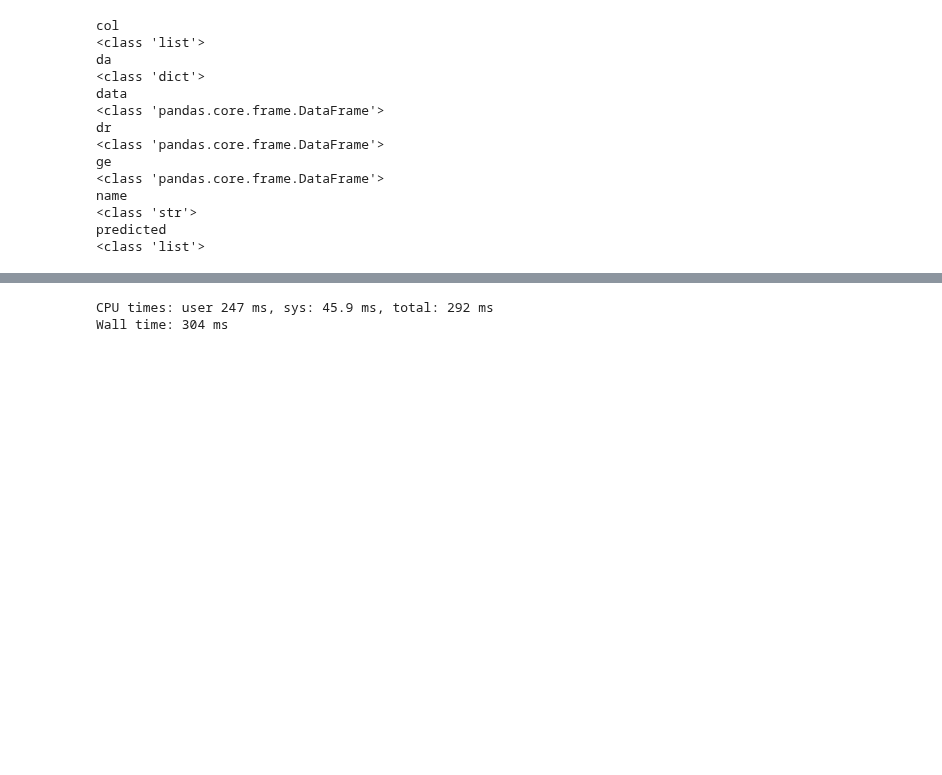
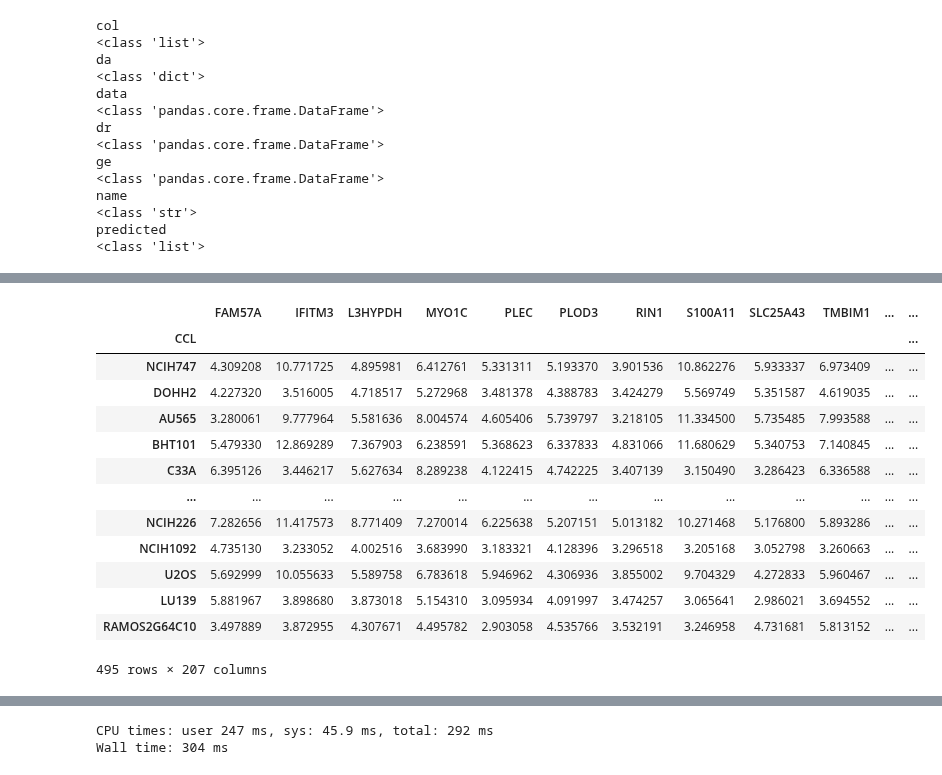
Before and after one commit to lucas-ubm/phc-data-pipeline, a Jupyter notebook: Messing.ipynb, the cells around one changed output, grey strips where cells are left out. Drawn from its saved outputs; the diff is of its cells as text; code cells hidden in the pictures; blank space fills up the shorter version.

```diff
--- a/Messing.ipynb
+++ b/Messing.ipynb
@@ -245,7 +245,6 @@ from sklearn.tree import DecisionTreeRegressor
 from sklearn.feature_selection import SelectKBest, SelectPercentile, f_regression, mutual_info_regression, SelectFromModel, VarianceThreshold
 # %%
-%%time
-gdsc_ge = pd.read_csv('data/Processed/gdsc_cell_ge.csv').fillna(0).set_index('CCL')
-ctrp_ge = pd.read_csv('data/Processed/ctrp_cell_ge.csv').fillna(0).set_index('CCL')
-gdsc_dr = pd.read_csv('data/Processed/gdsc_poz_dr.csv').fillna(0)
-ctrp_dr = pd.read_csv('data/Processed/ctrp_poz_dr.csv').fillna(0)
+gdsc_ge = pd.read_csv(c.dir + 'gdsc_cell_ge.csv').fillna(0).set_index('CCL')
+ctrp_ge = pd.read_csv(c.dir + 'ctrp_cell_ge.csv').fillna(0).set_index('CCL')
+gdsc_dr = pd.read_csv(c.dir + 'gdsc_poz_dr.csv').fillna(0)
+ctrp_dr = pd.read_csv(c.dir + 'ctrp_poz_dr.csv').fillna(0)
@@ -322,0 +330,18 @@ Wall time: 460 ms
+# %%
+lo = pd.DataFrame(aag.get('X', 'train'))
+lo.loc['gdsc']
+# %% [output]
+|  | FAM57A | IFITM3 | L3HYPDH | MYO1C | PLEC | PLOD3 | RIN1 | S100A11 | SLC25A43 | TMBIM1 | ... | ... |
+| CCL |  |  |  |  |  |  |  |  |  |  |  | ... |
+| NCIH747 | 4.309208 | 10.771725 | 4.895981 | 6.412761 | 5.331311 | 5.193370 | 3.901536 | 10.862276 | 5.933337 | 6.973409 | ... | ... |
+| DOHH2 | 4.227320 | 3.516005 | 4.718517 | 5.272968 | 3.481378 | 4.388783 | 3.424279 | 5.569749 | 5.351587 | 4.619035 | ... | ... |
+| AU565 | 3.280061 | 9.777964 | 5.581636 | 8.004574 | 4.605406 | 5.739797 | 3.218105 | 11.334500 | 5.735485 | 7.993588 | ... | ... |
+| BHT101 | 5.479330 | 12.869289 | 7.367903 | 6.238591 | 5.368623 | 6.337833 | 4.831066 | 11.680629 | 5.340753 | 7.140845 | ... | ... |
+| C33A | 6.395126 | 3.446217 | 5.627634 | 8.289238 | 4.122415 | 4.742225 | 3.407139 | 3.150490 | 3.286423 | 6.336588 | ... | ... |
+| ... | ... | ... | ... | ... | ... | ... | ... | ... | ... | ... | ... | ... |
+| NCIH226 | 7.282656 | 11.417573 | 8.771409 | 7.270014 | 6.225638 | 5.207151 | 5.013182 | 10.271468 | 5.176800 | 5.893286 | ... | ... |
+| NCIH1092 | 4.735130 | 3.233052 | 4.002516 | 3.683990 | 3.183321 | 4.128396 | 3.296518 | 3.205168 | 3.052798 | 3.260663 | ... | ... |
+| U2OS | 5.692999 | 10.055633 | 5.589758 | 6.783618 | 5.946962 | 4.306936 | 3.855002 | 9.704329 | 4.272833 | 5.960467 | ... | ... |
+| LU139 | 5.881967 | 3.898680 | 3.873018 | 5.154310 | 3.095934 | 4.091997 | 3.474257 | 3.065641 | 2.986021 | 3.694552 | ... | ... |
+| RAMOS2G64C10 | 3.497889 | 3.872955 | 4.307671 | 4.495782 | 2.903058 | 4.535766 | 3.532191 | 3.246958 | 4.731681 | 5.813152 | ... | ... |
+495 rows × 207 columns
```
Also changed, not shown: parts of 40 cells of this notebook, 3 other files.
